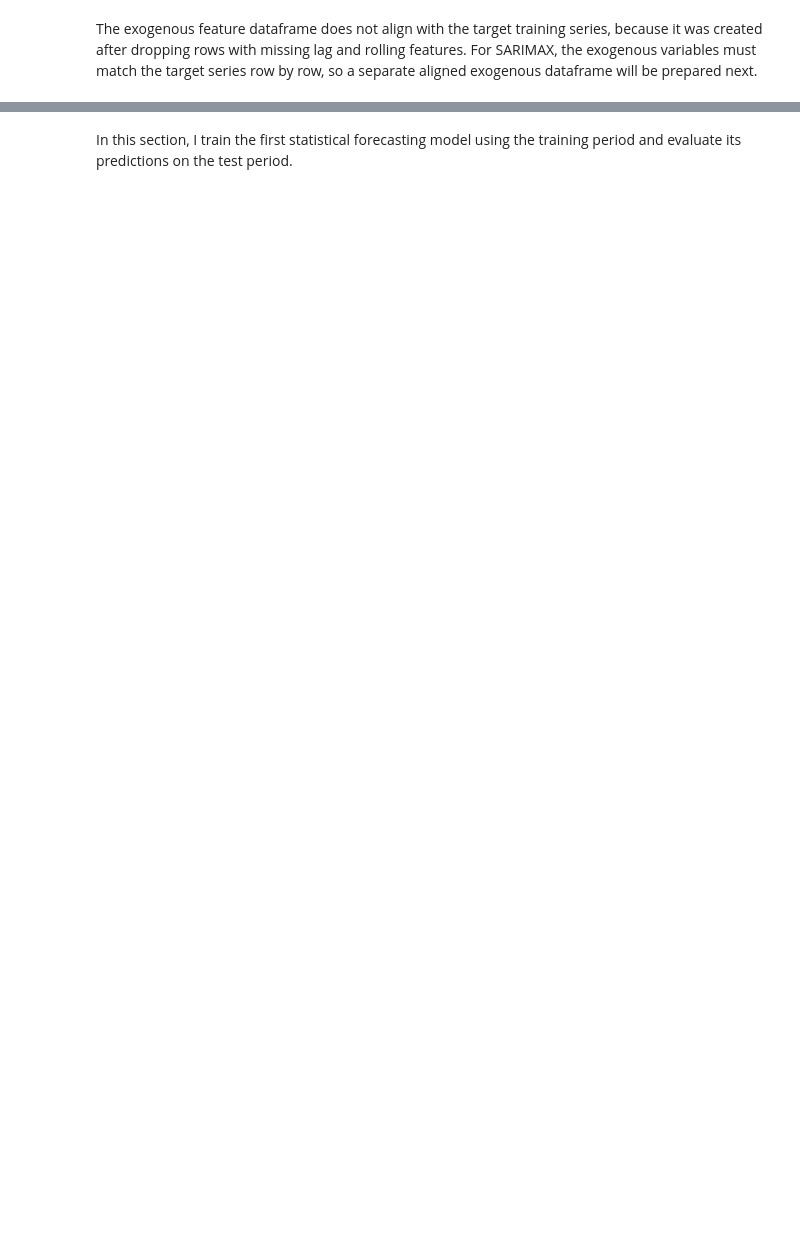
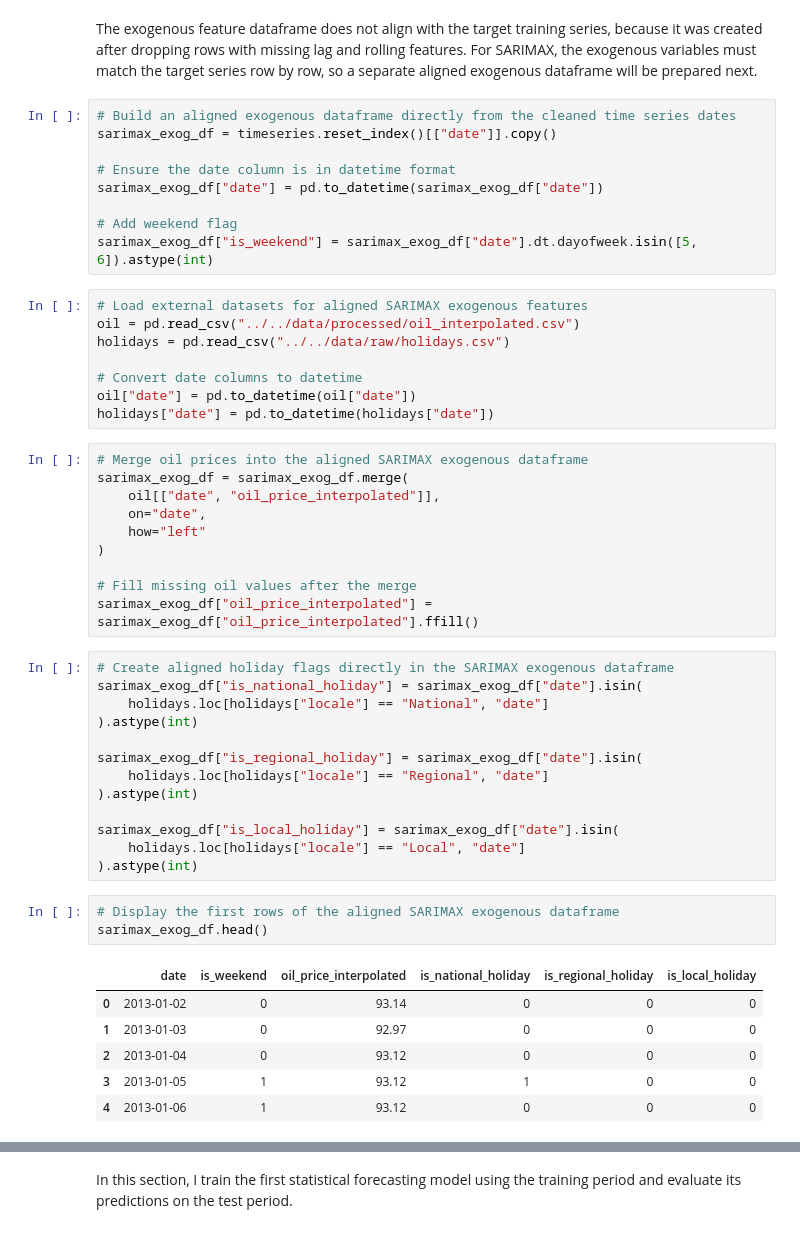
Before and after one commit to sergey-kasatov/time-series-forecasting-project, a Jupyter notebook: notebooks/week2/03_statistical_models.ipynb, the cells around one changed output, grey strips where cells are left out. Drawn from its saved outputs; the diff is of its cells as text; blank space fills up the shorter version.

```diff
--- a/notebooks/week2/03_statistical_models.ipynb
+++ b/notebooks/week2/03_statistical_models.ipynb
@@ -302,2 +409,52 @@ print("Test exog length:", len(exog_test))
 # %% [markdown]
 The exogenous feature dataframe does not align with the target training series, because it was created after dropping rows with missing lag and rolling features. For SARIMAX, the exogenous variables must match the target series row by row, so a separate aligned exogenous dataframe will be prepared next.
+# %%
+# Build an aligned exogenous dataframe directly from the cleaned time series dates
+sarimax_exog_df = timeseries.reset_index()[["date"]].copy()
+
+# Ensure the date column is in datetime format
+sarimax_exog_df["date"] = pd.to_datetime(sarimax_exog_df["date"])
+
+# Add weekend flag
+sarimax_exog_df["is_weekend"] = sarimax_exog_df["date"].dt.dayofweek.isin([5, 6]).astype(int)
+# %%
+# Load external datasets for aligned SARIMAX exogenous features
+oil = pd.read_csv("../../data/processed/oil_interpolated.csv")
+holidays = pd.read_csv("../../data/raw/holidays.csv")
+
+# Convert date columns to datetime
+oil["date"] = pd.to_datetime(oil["date"])
+holidays["date"] = pd.to_datetime(holidays["date"])
+# %%
+# Merge oil prices into the aligned SARIMAX exogenous dataframe
+sarimax_exog_df = sarimax_exog_df.merge(
+    oil[["date", "oil_price_interpolated"]],
+    on="date",
+    how="left"
+)
+
+# Fill missing oil values after the merge
+sarimax_exog_df["oil_price_interpolated"] = sarimax_exog_df["oil_price_interpolated"].ffill()
+# %%
+# Create aligned holiday flags directly in the SARIMAX exogenous dataframe
+sarimax_exog_df["is_national_holiday"] = sarimax_exog_df["date"].isin(
+    holidays.loc[holidays["locale"] == "National", "date"]
+).astype(int)
+
+sarimax_exog_df["is_regional_holiday"] = sarimax_exog_df["date"].isin(
+    holidays.loc[holidays["locale"] == "Regional", "date"]
+).astype(int)
+
+sarimax_exog_df["is_local_holiday"] = sarimax_exog_df["date"].isin(
+    holidays.loc[holidays["locale"] == "Local", "date"]
+).astype(int)
+# %%
+# Display the first rows of the aligned SARIMAX exogenous dataframe
+sarimax_exog_df.head()
+# %% [output]
+|  | date | is_weekend | oil_price_interpolated | is_national_holiday | is_regional_holiday | is_local_holiday |
+| 0 | 2013-01-02 | 0 | 93.14 | 0 | 0 | 0 |
+| 1 | 2013-01-03 | 0 | 92.97 | 0 | 0 | 0 |
+| 2 | 2013-01-04 | 0 | 93.12 | 0 | 0 | 0 |
+| 3 | 2013-01-05 | 1 | 93.12 | 1 | 0 | 0 |
+| 4 | 2013-01-06 | 1 | 93.12 | 0 | 0 | 0 |
```
Also changed, not shown: parts of 56 cells of this notebook.
